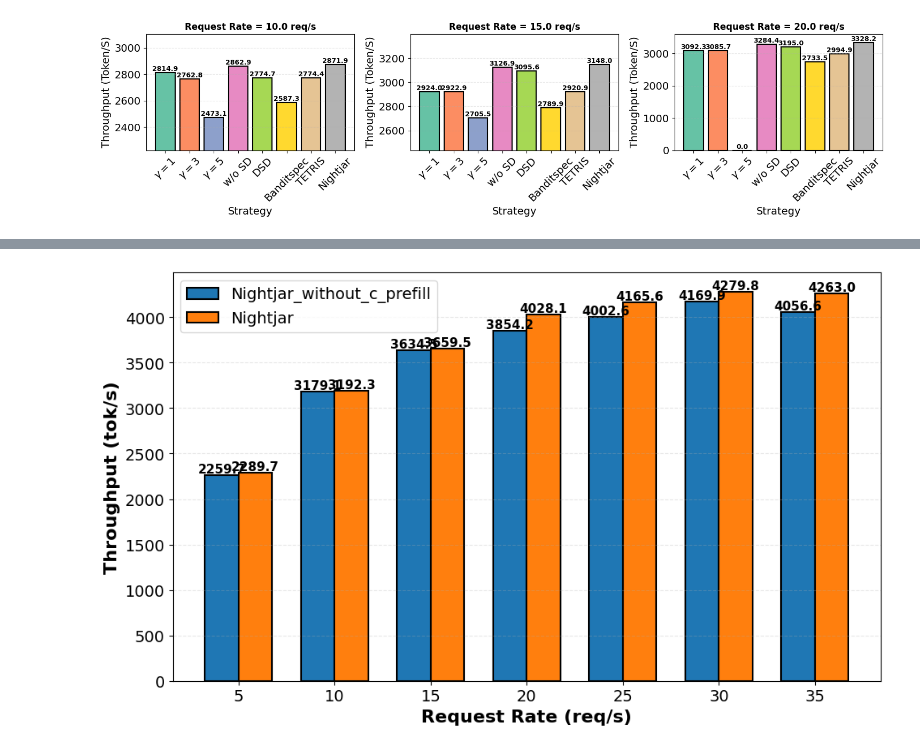
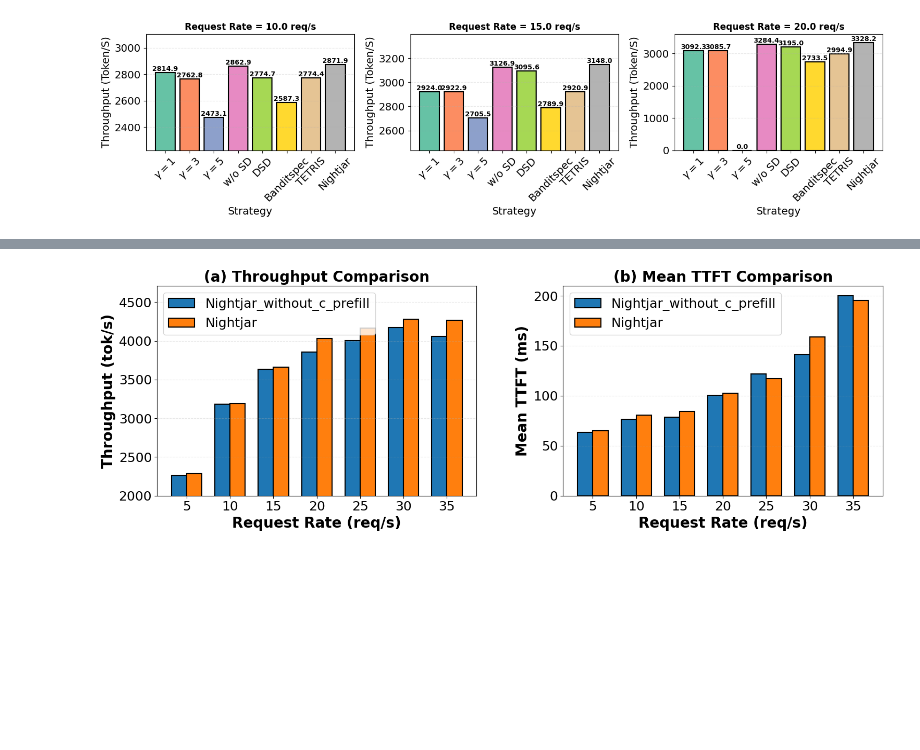
Before and after one commit to lihuahua123/vllm_speculative, a Jupyter notebook: exps/draw2.ipynb, the cells around one changed output, grey strips where cells are left out. Cells and saved outputs as stored; diff of their text form; code cells hidden in the pictures; blank space fills up the shorter version.

```diff
--- a/exps/draw2.ipynb
+++ b/exps/draw2.ipynb
@@ -1394,77 +1410,92 @@ import pandas as pd
 import matplotlib.pyplot as plt
 import numpy as np
 
-# 读取 benchmark_results_offload.csv 到 DataFrame
+# 读取 benchmark_results_c_prefill.csv 到 DataFrame
 offload_df = pd.read_csv("/root/autodl-tmp/vllm_speculative/benchmark_results_c_prefill.csv")
 
-# 筛选出 Nightjar 和 Nightjar-Offload 两个策略
+# 筛选出 Nightjar 和 Nightjar_without_c_prefill 两个策略
 other_strategies = 'Nightjar_without_c_prefill'
 strategies = [other_strategies, 'Nightjar']
 filtered_df = offload_df[offload_df['strategy'].isin(strategies)]
 
 # 获取所有唯一的 request_rate 并排序
 request_rates = sorted(filtered_df['request_rate'].unique())
 
-# 设置字体大小
+# 设置字体大小 - 论文展示用，字体更大
 plt.rcParams.update({
-    'font.size': 14,
-    'axes.labelsize': 16,
-    'xtick.labelsize': 14,
-    'ytick.labelsize': 14,
-    'legend.fontsize': 14
+    'font.size': 18,
+    'axes.labelsize': 20,
+    'xtick.labelsize': 18,
+    'ytick.labelsize': 18,
+    'legend.fontsize': 18,
+    'axes.titlesize': 20
 })
 
-# 创建图形
-fig, ax = plt.subplots(figsize=(10, 6))
+# 创建两幅图，并列一行
+fig, (ax1, ax2) = plt.subplots(1, 2, figsize=(16, 6))
 
 # 准备数据
 x = np.arange(len(request_rates))  # x轴位置
 width = 0.35  # 柱子宽度
 
-# 获取每个策略在每个 request_rate 下的 throughput
-nightjar_values = []
-nightjar_offload_values = []
+# 获取每个策略在每个 request_rate 下的 throughput 和 mean_ttft_ms
+nightjar_throughput = []
+nightjar_offload_throughput = []
+nightjar_ttft = []
+nightjar_offload_ttft = []
 
 for rate in request_rates:
     rate_data = filtered_df[filtered_df['request_rate'] == rate]
     nightjar_data = rate_data[rate_data['strategy'] == 'Nightjar']
     nightjar_offload_data = rate_data[rate_data['strategy'] == other_strategies]
 
     if not nightjar_data.empty:
-        nightjar_values.append(nightjar_data['total_token_throughput_tok_per_s'].values[0])
+        nightjar_throughput.append(nightjar_data['total_token_throughput_tok_per_s'].values[0])
+        nightjar_ttft.append(nightjar_data['mean_ttft_ms'].values[0])
     else:
-        nightjar_values.append(0)
+        nightjar_throughput.append(0)
+        nightjar_ttft.append(0)
 
     if not nightjar_offload_data.empty:
-        nightjar_offload_values.append(nightjar_offload_data['total_token_throughput_tok_per_s'].values[0])
+        nightjar_offload_throughput.append(nightjar_offload_data['total_token_throughput_tok_per_s'].values[0])
+        nightjar_offload_ttft.append(nightjar_offload_data['mean_ttft_ms'].values[0])
     else:
-        nightjar_offload_values.append(0)
+        nightjar_offload_throughput.append(0)
+        nightjar_offload_ttft.append(0)
 
-
-bars2 = ax.bar(x - width/2, nightjar_offload_values, width, label=other_strategies, edgecolor='black', linewidth=1.5)
-# 绘制柱状图
-bars1 = ax.bar(x + width/2, nightjar_values, width, label='Nightjar', edgecolor='black', linewidth=1.5)
-
-# 在柱子上添加数值标签
-for bars in [bars1, bars2]:
-    for bar in bars:
-        height = bar.get_height()
-        ax.text(bar.get_x() + bar.get_width()/2., height,
-                f'{height:.1f}',
-                ha='center', va='bottom', fontsize=11, fontweight='bold')
+# ========== 第一幅图：Throughput ==========
+bars2 = ax1.bar(x - width/2, nightjar_offload_throughput, width, label=other_strategies, edgecolor='black', linewidth=1.5)
+bars1 = ax1.bar(x + width/2, nightjar_throughput, width, label='Nightjar', edgecolor='black', linewidth=1.5)
 
 # 设置图表属性
-ax.set_xlabel('Request Rate (req/s)', fontweight='bold')
-ax.set_ylabel('Throughput (tok/s)', fontweight='bold')
-# ax.set_title('Nightjar vs Nightjar-Offload Comparison', fontweight='bold', fontsize=16)
-ax.set_xticks(x)
-ax.set_xticklabels([f'{int(rate)}' for rate in request_rates])
-ax.legend()
-ax.grid(True, axis='y', linestyle='--', alpha=0.3)
+ax1.set_xlabel('Request Rate (req/s)', fontweight='bold')
+ax1.set_ylabel('Throughput (tok/s)', fontweight='bold')
+ax1.set_title('(a) Throughput Comparison', fontweight='bold', fontsize=20)
+ax1.set_xticks(x)
+ax1.set_xticklabels([f'{int(rate)}' for rate in request_rates])
+# 设置y轴范围，从2000开始
+all_throughput = nightjar_throughput + nightjar_offload_throughput
+if all_throughput:
+    ax1.set_ylim(2000, max(all_throughput) * 1.1)
+ax1.legend(loc='upper left', fontsize=18)
+ax1.grid(True, axis='y', linestyle='--', alpha=0.3)
 
-# 调整布局
-plt.tight_layout()
-plt.savefig('./figs/c_prefill_comparison.pdf', dpi=400, bbox_inches='tight', pad_inches=0.2)
+# ========== 第二幅图：Mean TTFT ==========
+bars4 = ax2.bar(x - width/2, nightjar_offload_ttft, width, label=other_strategies, edgecolor='black', linewidth=1.5)
+bars3 = ax2.bar(x + width/2, nightjar_ttft, width, label='Nightjar', edgecolor='black', linewidth=1.5)
+
+# 设置图表属性
+ax2.set_xlabel('Request Rate (req/s)', fontweight='bold')
+ax2.set_ylabel('Mean TTFT (ms)', fontweight='bold')
+ax2.set_title('(b) Mean TTFT Comparison', fontweight='bold', fontsize=20)
+ax2.set_xticks(x)
+ax2.set_xticklabels([f'{int(rate)}' for rate in request_rates])
+ax2.legend(loc='upper left', fontsize=18)
+ax2.grid(True, axis='y', linestyle='--', alpha=0.3)
+
+# 调整布局 - 减少空白
+plt.tight_layout(pad=2.0, w_pad=3.0)
+plt.savefig('./figs/c_prefill_comparison.pdf', dpi=400, bbox_inches='tight', pad_inches=0.1)
 plt.show()
 # %% [output]
-[figure, old version]
+[figure, new version]
```
Also changed, not shown: parts of 3 cells of this notebook, 7 other files.
